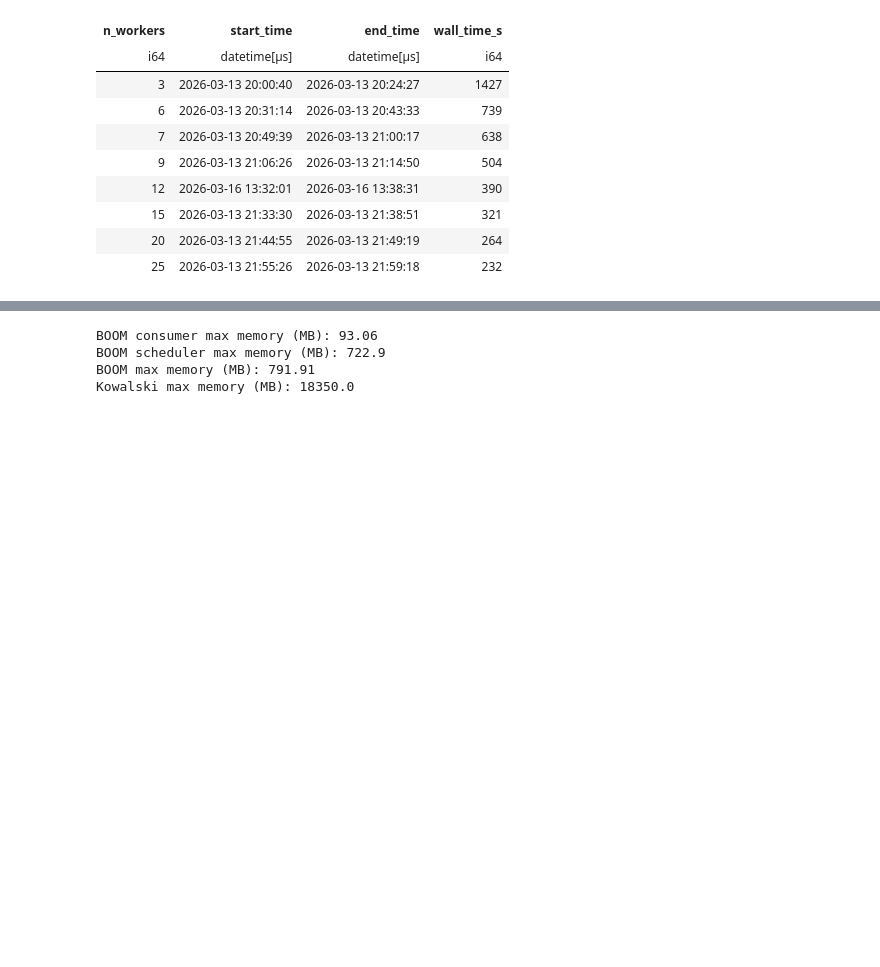
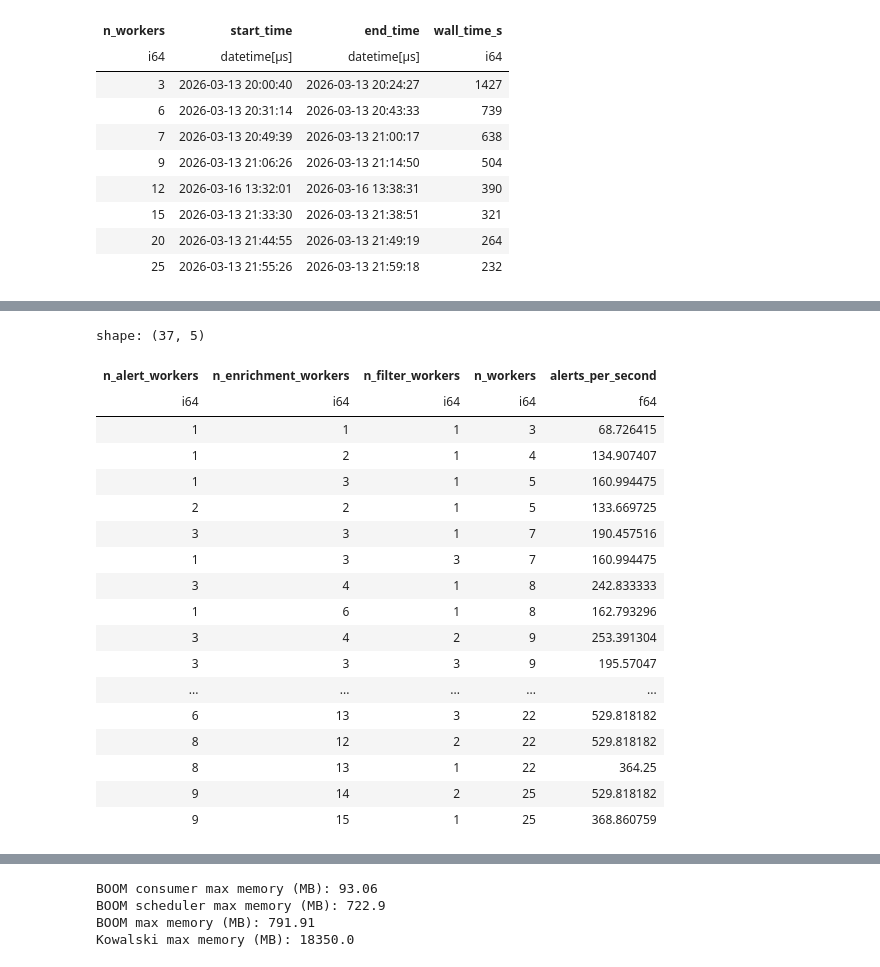
Before and after one commit to boom-astro/boom-paper, a Jupyter notebook: .calkit/notebooks/executed/notebooks/analyze-logs.ipynb, the cells around one changed output, grey strips where cells are left out. Cells and saved outputs as stored; diff of their text form; code cells hidden in the pictures; blank space fills up the shorter version.

```diff
--- a/.calkit/notebooks/executed/notebooks/analyze-logs.ipynb
+++ b/.calkit/notebooks/executed/notebooks/analyze-logs.ipynb
@@ -215,0 +216,24 @@ fig1.savefig("paper/figures/scaling.pdf")
+# %%
+df_boom.sort(
+    ["n_workers", "alerts_per_second"], descending=[False, True]
+).drop(["start_time", "end_time", "wall_time_s"])
+# %% [output]
+shape: (37, 5)
+| n_alert_workers | n_enrichment_workers | n_filter_workers | n_workers | alerts_per_second |
+| i64 | i64 | i64 | i64 | f64 |
+| 1 | 1 | 1 | 3 | 68.726415 |
+| 1 | 2 | 1 | 4 | 134.907407 |
+| 1 | 3 | 1 | 5 | 160.994475 |
+| 2 | 2 | 1 | 5 | 133.669725 |
+| 3 | 3 | 1 | 7 | 190.457516 |
+| 1 | 3 | 3 | 7 | 160.994475 |
+| 3 | 4 | 1 | 8 | 242.833333 |
+| 1 | 6 | 1 | 8 | 162.793296 |
+| 3 | 4 | 2 | 9 | 253.391304 |
+| 3 | 3 | 3 | 9 | 195.57047 |
+| ... | ... | ... | ... | ... |
+| 6 | 13 | 3 | 22 | 529.818182 |
+| 8 | 12 | 2 | 22 | 529.818182 |
+| 8 | 13 | 1 | 22 | 364.25 |
+| 9 | 14 | 2 | 25 | 529.818182 |
+| 9 | 15 | 1 | 25 | 368.860759 |
```
Also changed, not shown: parts of 3 cells of this notebook, 8 other files.
